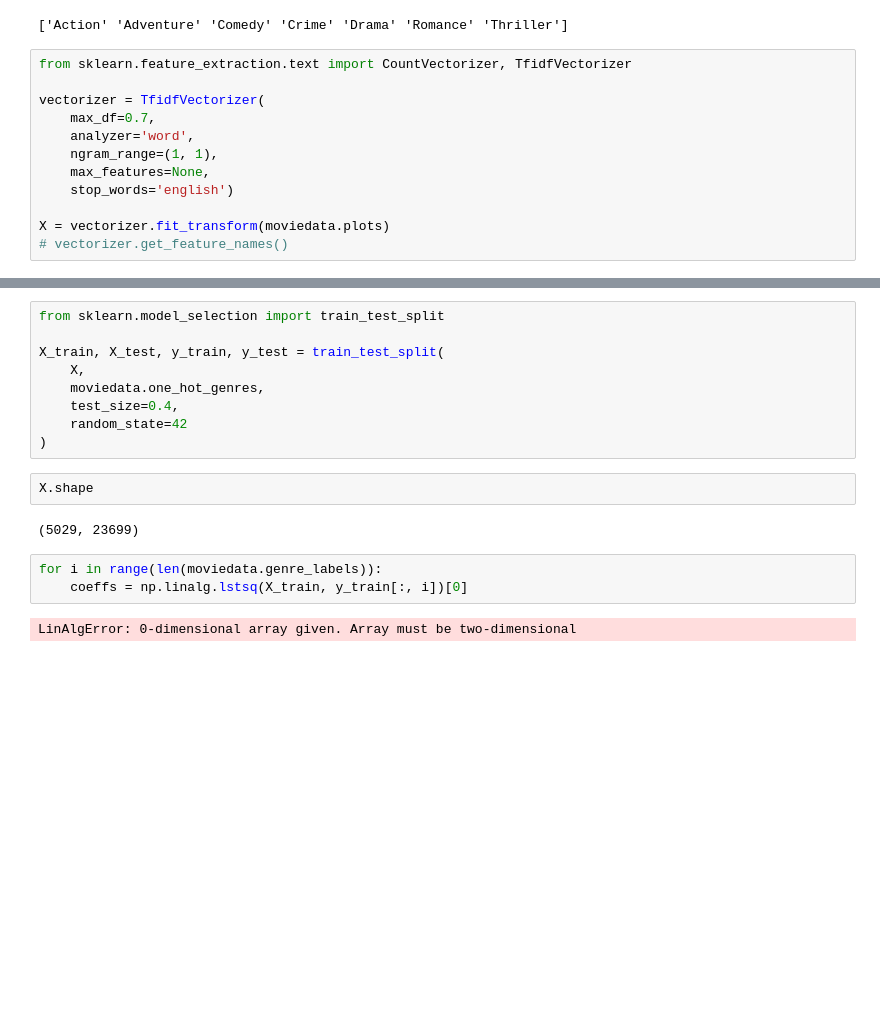
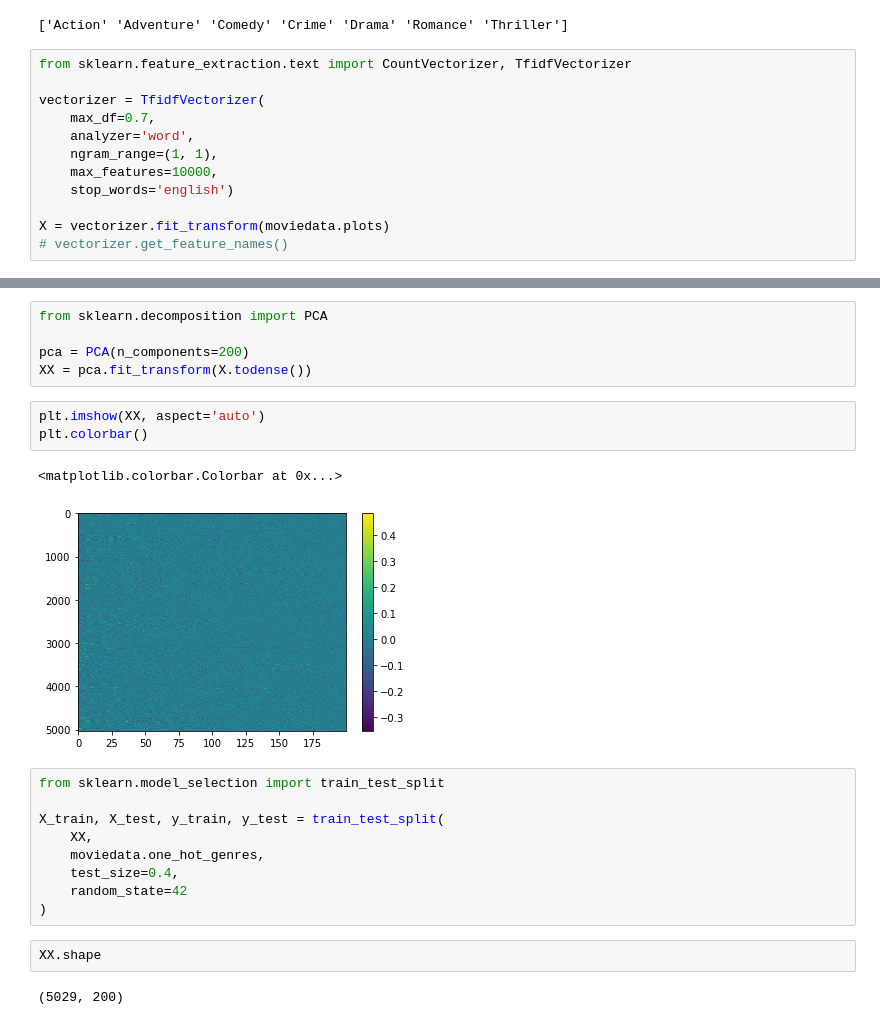
Before and after one commit to bkimmig/data-mining-project, a Jupyter notebook: notebooks/tfidf_v4.0.ipynb, the cells around one changed output, grey strips where cells are left out. Cells and saved outputs as stored; diff of their text form; blank space fills up the shorter version.

```diff
--- a/notebooks/tfidf_v4.0.ipynb
+++ b/notebooks/tfidf_v4.0.ipynb
@@ -25,7 +27,7 @@ vectorizer = TfidfVectorizer(
     max_df=0.7,
     analyzer='word',
     ngram_range=(1, 1),
-    max_features=None,
+    max_features=10000,
     stop_words='english')
 
 X = vectorizer.fit_transform(moviedata.plots)
@@ -33,18 +45,24 @@ X = vectorizer.fit_transform(moviedata.plots)
+# %%
+from sklearn.decomposition import PCA
+
+pca = PCA(n_components=200)
+XX = pca.fit_transform(X.todense())
+# %%
+plt.imshow(XX, aspect='auto')
+plt.colorbar()
+# %% [output]
+<matplotlib.colorbar.Colorbar at 0x...>
+[figure, added]
 # %%
 from sklearn.model_selection import train_test_split
 
 X_train, X_test, y_train, y_test = train_test_split(
-    X,
+    XX,
     moviedata.one_hot_genres,
     test_size=0.4,
     random_state=42
 )
 # %%
-X.shape
+XX.shape
 # %% [output]
-(5029, 23699)
+(5029, 200)
-# %%
-for i in range(len(moviedata.genre_labels)):
-    coeffs = np.linalg.lstsq(X_train, y_train[:, i])[0]
-# %% [output]
-LinAlgError: 0-dimensional array given. Array must be two-dimensional
```
Also changed, not shown: parts of 4 cells of this notebook.
